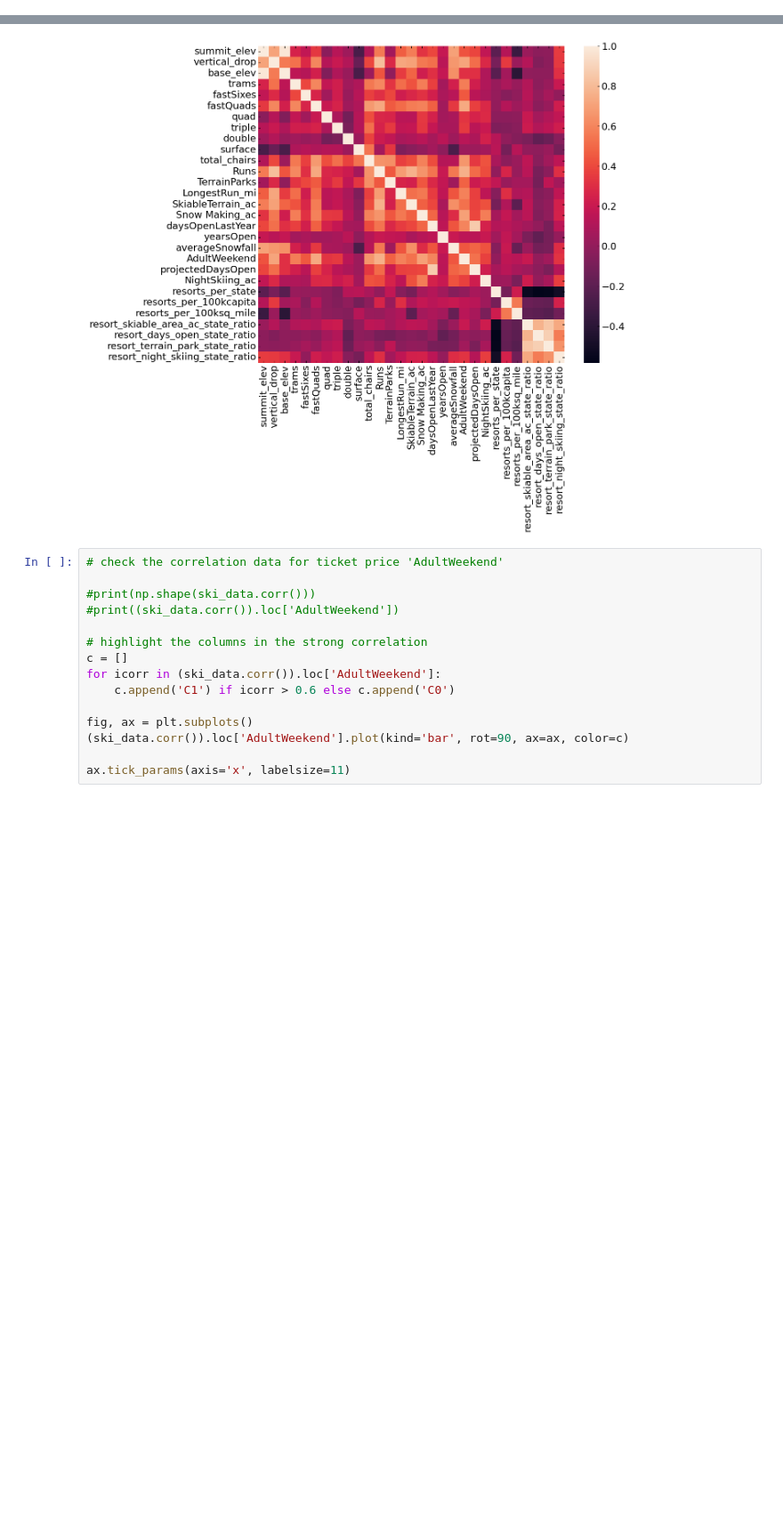
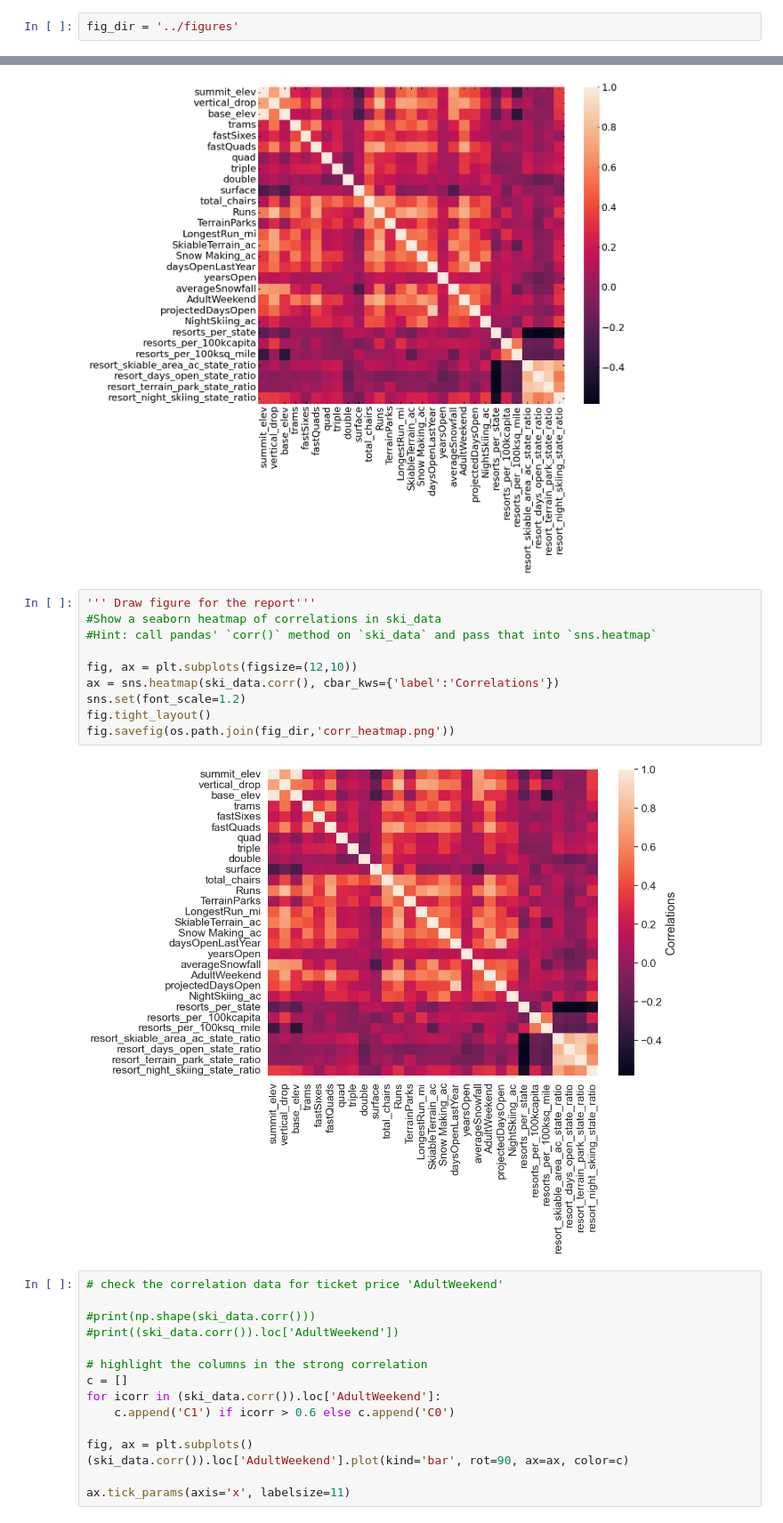
Before and after one commit to astrodoo/Springboard, a Jupyter notebook: Capstone_Guided/Notebooks/03_exploratory_data_analysis.ipynb, the cells around one changed output, grey strips where cells are left out. Shown at 89% size. Saved outputs shown, nothing was run; the diff lists cells and outputs as text; blank space fills up the shorter version.

Commit message:
submit the report

```diff
--- a/Capstone_Guided/Notebooks/03_exploratory_data_analysis.ipynb
+++ b/Capstone_Guided/Notebooks/03_exploratory_data_analysis.ipynb
@@ -49,6 +49,8 @@ from sklearn.decomposition import PCA
 from sklearn.preprocessing import scale
 
 from library.sb_utils import save_file
+# %%
+fig_dir = '../figures'
 # %% [markdown]
 ## 3.4 Load The Data<a id='3.4_Load_The_Data'></a>
 # %% [markdown]
@@ -830,6 +832,18 @@ plt.subplots(figsize=(12,10))
 sns.heatmap(ski_data.corr());
 # %% [output]
 [figure]
+# %%
+''' Draw figure for the report'''
+#Show a seaborn heatmap of correlations in ski_data
+#Hint: call pandas' `corr()` method on `ski_data` and pass that into `sns.heatmap`
+
+fig, ax = plt.subplots(figsize=(12,10))
+ax = sns.heatmap(ski_data.corr(), cbar_kws={'label':'Correlations'})
+sns.set(font_scale=1.2)
+fig.tight_layout()
+fig.savefig(os.path.join(fig_dir,'corr_heatmap.png'))
+# %% [output]
+[figure, added]
 # %%
 # check the correlation data for ticket price 'AdultWeekend'
 
```
Also changed, not shown: parts of 2 cells of this notebook, 13 other files.
